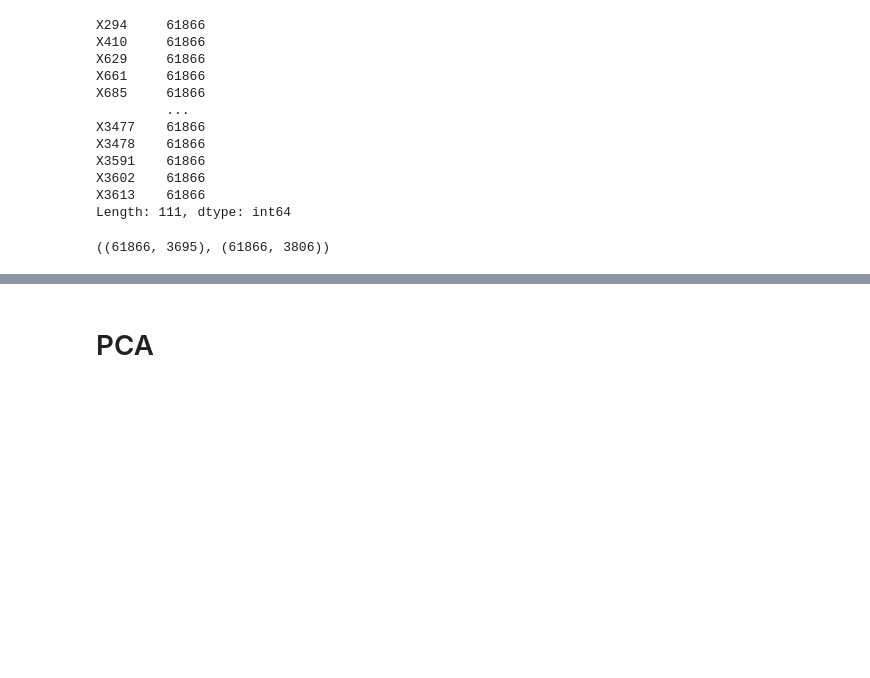
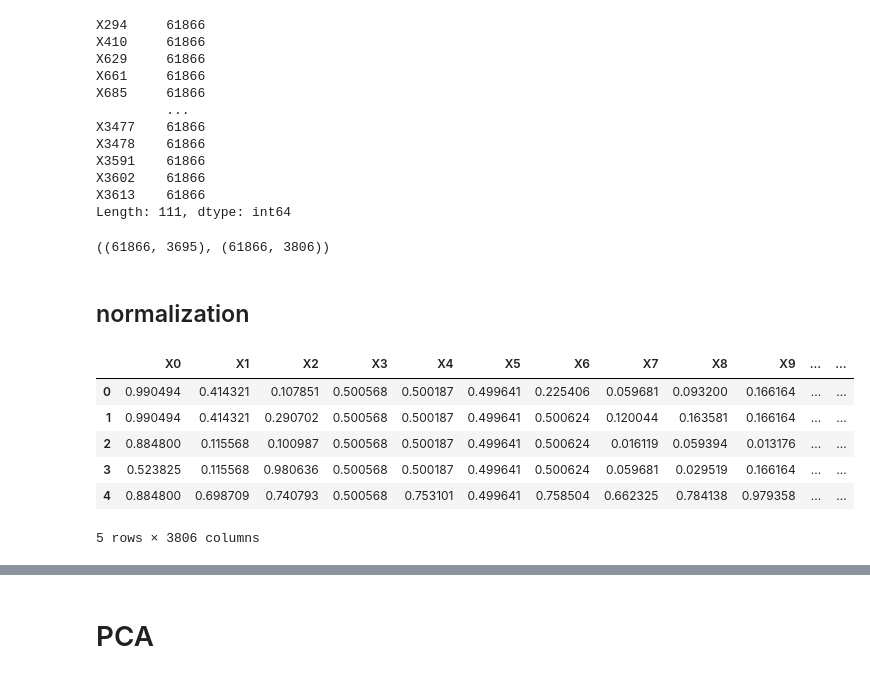
Before and after one commit to DSAgenshin/sichuan, a Jupyter notebook: zqy/code/sichuan.ipynb, the cells around one changed output, grey strips where cells are left out. Cells and saved outputs as stored; diff of their text form; code cells hidden in the pictures; blank space fills up the shorter version.

```diff
--- a/zqy/code/sichuan.ipynb
+++ b/zqy/code/sichuan.ipynb
@@ -85,7 +85,19 @@ X3602    61866
 X3613    61866
 Length: 111, dtype: int64
 # %%
-train_data_fillna.dropna(axis=1, inplace=True)
-train_data_fillna.shape, train_data.shape
+train_data_fillna_drop = train_data_fillna.dropna(axis=1)
+train_data_fillna_drop.shape, train_data.shape
 # %% [output]
 ((61866, 3695), (61866, 3806))
+# %% [markdown]
+## normalization
+# %%
+train_data_fillna.head(5)
+# %% [output]
+|  | X0 | X1 | X2 | X3 | X4 | X5 | X6 | X7 | X8 | X9 | ... | ... |
+| 0 | 0.990494 | 0.414321 | 0.107851 | 0.500568 | 0.500187 | 0.499641 | 0.225406 | 0.059681 | 0.093200 | 0.166164 | ... | ... |
+| 1 | 0.990494 | 0.414321 | 0.290702 | 0.500568 | 0.500187 | 0.499641 | 0.500624 | 0.120044 | 0.163581 | 0.166164 | ... | ... |
+| 2 | 0.884800 | 0.115568 | 0.100987 | 0.500568 | 0.500187 | 0.499641 | 0.500624 | 0.016119 | 0.059394 | 0.013176 | ... | ... |
+| 3 | 0.523825 | 0.115568 | 0.980636 | 0.500568 | 0.500187 | 0.499641 | 0.500624 | 0.059681 | 0.029519 | 0.166164 | ... | ... |
+| 4 | 0.884800 | 0.698709 | 0.740793 | 0.500568 | 0.753101 | 0.499641 | 0.758504 | 0.662325 | 0.784138 | 0.979358 | ... | ... |
+5 rows × 3806 columns
```
Also changed, not shown: parts of 9 cells of this notebook, 2 other files.
